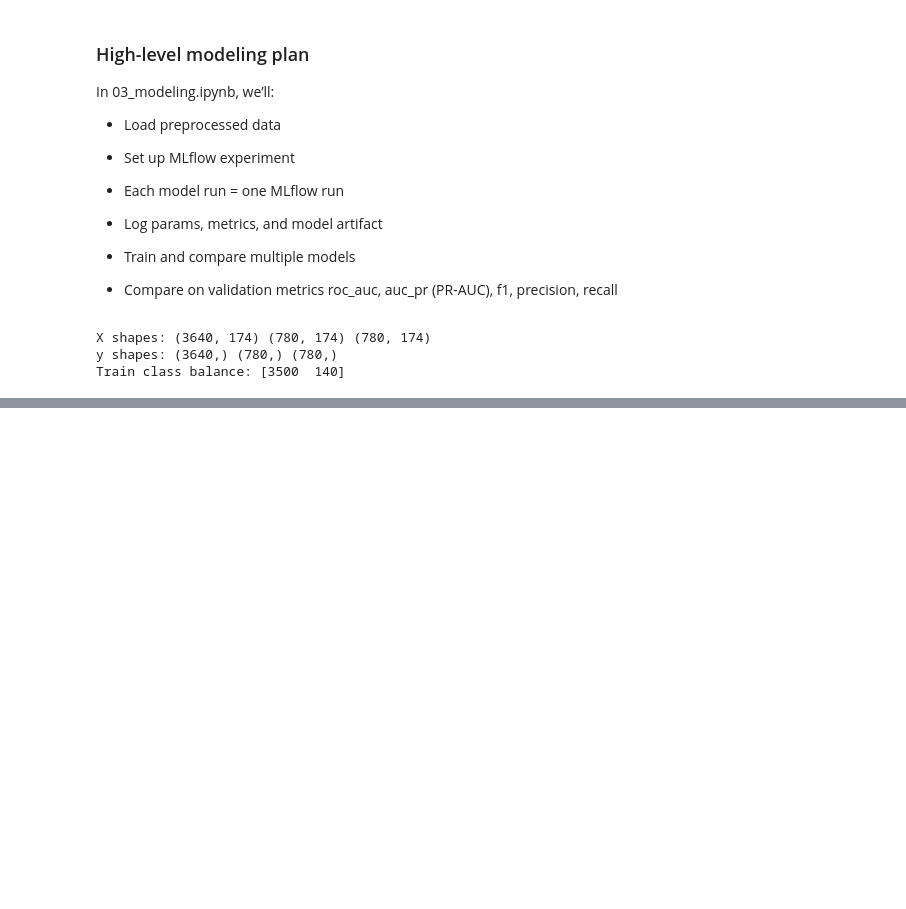
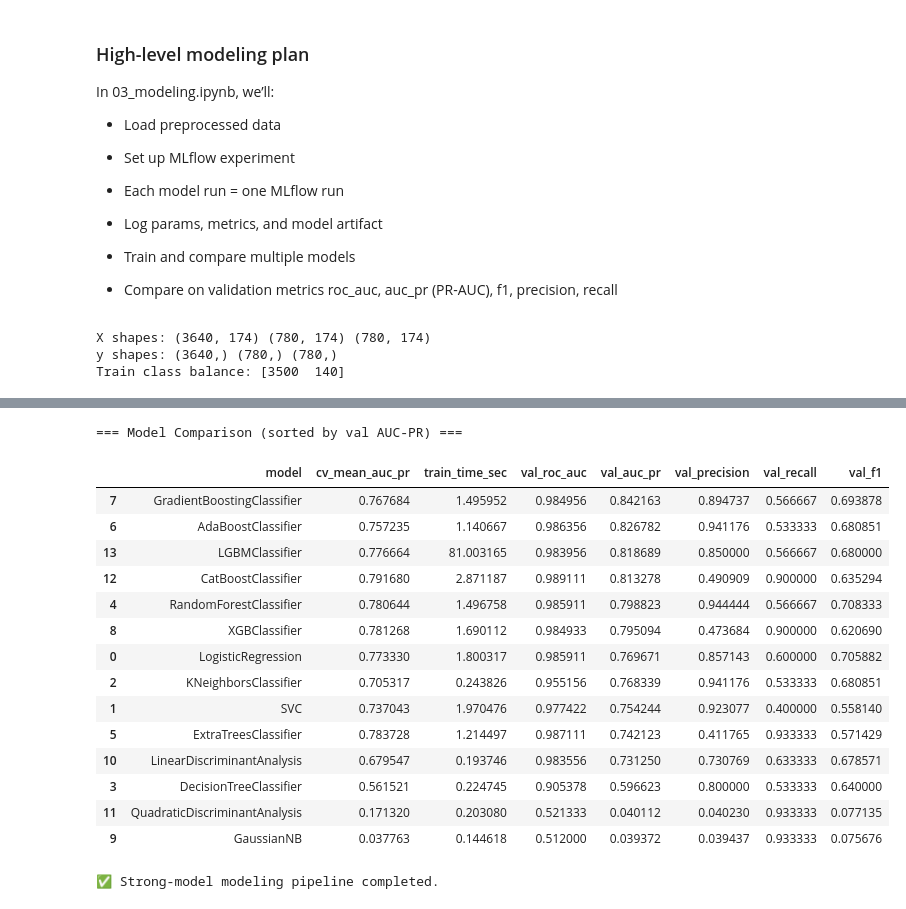
Before and after one commit to ashwinrachhavt/ml-sys, a Jupyter notebook: notebooks/003_modeling.ipynb, the cells around one changed output, grey strips where cells are left out. Saved outputs shown, nothing was run; the diff lists cells and outputs as text; code cells hidden in the pictures; blank space fills up the shorter version.

Commit message:
Adds Modeling Runs

```diff
--- a/notebooks/003_modeling.ipynb
+++ b/notebooks/003_modeling.ipynb
@@ -94,5 +173,35 @@ def evaluate_model(model, X, y):
+# %%
+import pandas as pd
+
+def log_feature_importances(model, feature_names, model_name: str, top_k: int = 25):
+    if not hasattr(model, "feature_importances_"):
+        return
+
+    importances = model.feature_importances_
+    if importances is None or len(importances) != len(feature_names):
+        return
+
+    fi = (
+        pd.DataFrame({"feature": feature_names, "importance": importances})
+        .sort_values("importance", ascending=False)
+        .head(top_k)
+    )
+
+    # Plot
+    fig, ax = plt.subplots(figsize=(8, max(4, 0.3 * top_k)))
+    ax.barh(fi["feature"], fi["importance"])
+    ax.invert_yaxis()
+    ax.set_title(f"Top {top_k} Feature Importances – {model_name}")
+    ax.set_xlabel("Importance")
+    plt.tight_layout()
+    mlflow.log_figure(fig, f"feature_importances/{model_name}_feature_importances.png")
+    plt.close(fig)
+
+    # CSV as text artifact
+    csv_str = fi.to_csv(index=False)
+    mlflow.log_text(csv_str, f"feature_importances/{model_name}_feature_importances.csv")
 # %%
-experiment_name = "hubspot_prospect_conversion_gridsearch"
+experiment_name = "hubspot_prospect_conversion_gridsearch_v1"
 mlflow.set_experiment(experiment_name)
 print("Using MLflow experiment:", experiment_name)
 # %% [output]
@@ -196,0 +490,30 @@ models_grids = {
+# %%
+comparison = pd.DataFrame(all_results)
+comparison_sorted = comparison.sort_values("val_auc_pr", ascending=False)
+
+print("\n=== Model Comparison (sorted by val AUC-PR) ===")
+display(comparison_sorted)
+
+with mlflow.start_run(run_name="model_comparison_summary"):
+    comp_csv = comparison_sorted.to_csv(index=False)
+    mlflow.log_text(comp_csv, "summaries/model_comparison_strong_models.csv")
+
+print("✅ Strong-model modeling pipeline completed.")
+# %% [output]
+=== Model Comparison (sorted by val AUC-PR) ===
+|  | model | cv_mean_auc_pr | train_time_sec | val_roc_auc | val_auc_pr | val_precision | val_recall | val_f1 |
+| 7 | GradientBoostingClassifier | 0.767684 | 1.495952 | 0.984956 | 0.842163 | 0.894737 | 0.566667 | 0.693878 |
+| 6 | AdaBoostClassifier | 0.757235 | 1.140667 | 0.986356 | 0.826782 | 0.941176 | 0.533333 | 0.680851 |
+| 13 | LGBMClassifier | 0.776664 | 81.003165 | 0.983956 | 0.818689 | 0.850000 | 0.566667 | 0.680000 |
+| 12 | CatBoostClassifier | 0.791680 | 2.871187 | 0.989111 | 0.813278 | 0.490909 | 0.900000 | 0.635294 |
+| 4 | RandomForestClassifier | 0.780644 | 1.496758 | 0.985911 | 0.798823 | 0.944444 | 0.566667 | 0.708333 |
+| 8 | XGBClassifier | 0.781268 | 1.690112 | 0.984933 | 0.795094 | 0.473684 | 0.900000 | 0.620690 |
+| 0 | LogisticRegression | 0.773330 | 1.800317 | 0.985911 | 0.769671 | 0.857143 | 0.600000 | 0.705882 |
+| 2 | KNeighborsClassifier | 0.705317 | 0.243826 | 0.955156 | 0.768339 | 0.941176 | 0.533333 | 0.680851 |
+| 1 | SVC | 0.737043 | 1.970476 | 0.977422 | 0.754244 | 0.923077 | 0.400000 | 0.558140 |
+| 5 | ExtraTreesClassifier | 0.783728 | 1.214497 | 0.987111 | 0.742123 | 0.411765 | 0.933333 | 0.571429 |
+| 10 | LinearDiscriminantAnalysis | 0.679547 | 0.193746 | 0.983556 | 0.731250 | 0.730769 | 0.633333 | 0.678571 |
+| 3 | DecisionTreeClassifier | 0.561521 | 0.224745 | 0.905378 | 0.596623 | 0.800000 | 0.533333 | 0.640000 |
+| 11 | QuadraticDiscriminantAnalysis | 0.171320 | 0.203080 | 0.521333 | 0.040112 | 0.040230 | 0.933333 | 0.077135 |
+| 9 | GaussianNB | 0.037763 | 0.144618 | 0.512000 | 0.039372 | 0.039437 | 0.933333 | 0.075676 |
+✅ Strong-model modeling pipeline completed.
```
Also changed, not shown: parts of 9 cells of this notebook.
